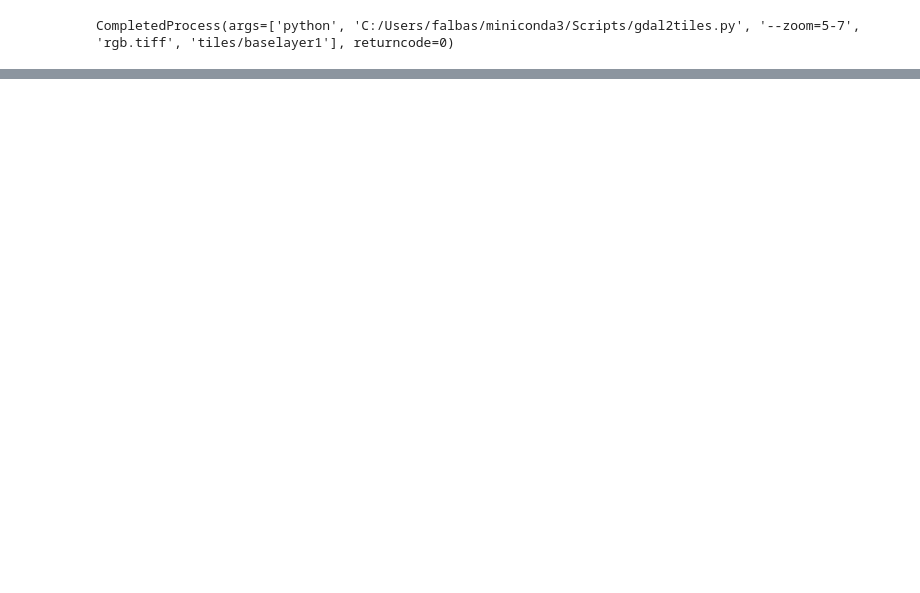
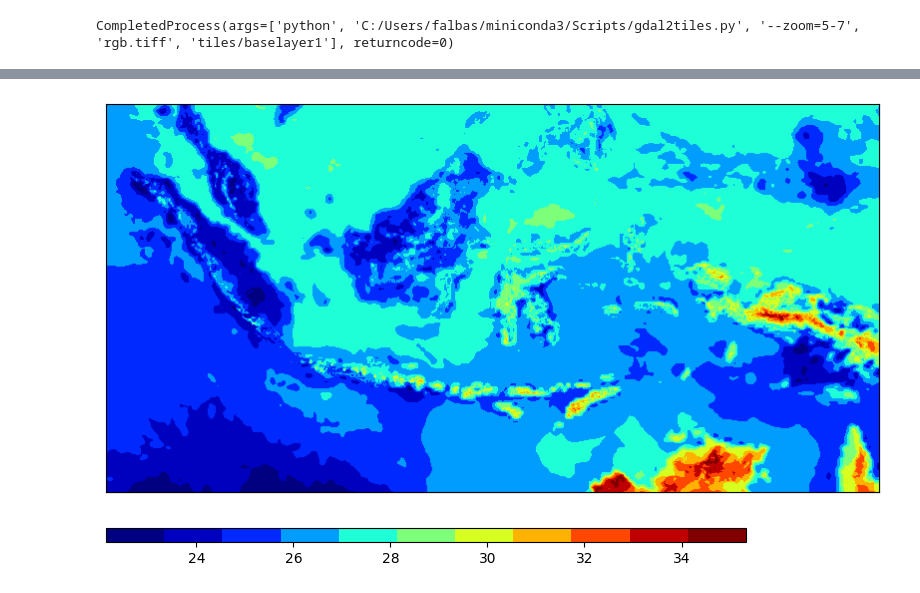
Before and after one commit to falbas/NCHelper, a Jupyter notebook: e.ipynb, the cells around one changed output, grey strips where cells are left out. Cells and saved outputs as stored; diff of their text form; code cells hidden in the pictures; blank space fills up the shorter version.

```diff
--- a/e.ipynb
+++ b/e.ipynb
@@ -56,0 +44,71 @@ t_img.close()
+# %%
+# Initialize the custom_colors list
+custom_colors = []
+
+with open("tc_color.txt", "r") as file:
+    lines = file.readlines()
+    # Process each line and convert the values
+    for line in lines:
+        values = line.split()
+        if len(values) == 4:
+            r, g, b = int(values[1]), int(values[2]), int(values[3])
+            custom_colors.append((r, g, b))
+
+# # Define your custom colormap as a list of colors
+# custom_colors = [
+#     (0, 0, 128),
+#     (0, 0, 191),
+#     (0, 41, 255),
+#     (0, 157, 255),
+#     (31, 255, 215),
+#     (125, 255, 122),
+#     (215, 255, 31),
+#     (255, 178, 0),
+#     (255, 71, 0),
+#     (191, 0, 0),
+#     (128, 0, 0)
+# ]
+
+custom_colors_normalized = [(r / 255, g / 255, b / 255) for r, g, b in custom_colors]
+
+# Create the custom colormap
+cmap = ListedColormap(custom_colors_normalized)
+
+# Open the GeoTIFF file
+src = rasterio.open(t_tiff)
+
+# Read the image data and colormap
+data = src.read(1)  # Change the band number as needed
+# src.close()
+data = np.flip(data, axis=0)
+# cmap = plt.get_cmap("turbo")  # You can change the colormap as needed
+
+# Create a figure and axis for the plot
+fig, ax = plt.subplots(figsize=(10, 8))
+
+# Display the GeoTIFF image
+img = ax.imshow(data, cmap=cmap)
+
+# Remove the x and y tick labels
+ax.set_xticks([])
+ax.set_yticks([])
+
+fig.savefig("rgb.png", dpi=300, bbox_inches="tight", transparent=True, pad_inches=-0.1)
+
+# Create a separate figure for the colorbar
+colorbar_fig = plt.figure()
+colorbar_ax = colorbar_fig.add_subplot([0, 0, 1, 0.03])
+
+# Add the colorbar to the separate figure
+colorbar = fig.colorbar(img, cax=colorbar_ax, orientation="horizontal")
+# for ticklabel in colorbar.ax.get_xticklabels():
+#     ticklabel.set_color("white")
+
+# Save the colorbar as a PNG image
+colorbar_fig.savefig("colorbar.png", dpi=300, bbox_inches="tight", transparent=True)
+
+# Show the plot
+plt.show()
+# %% [output]
+[figure, added]
+[figure, added]
```
Also changed, not shown: parts of 11 cells of this notebook, 12 other files.
